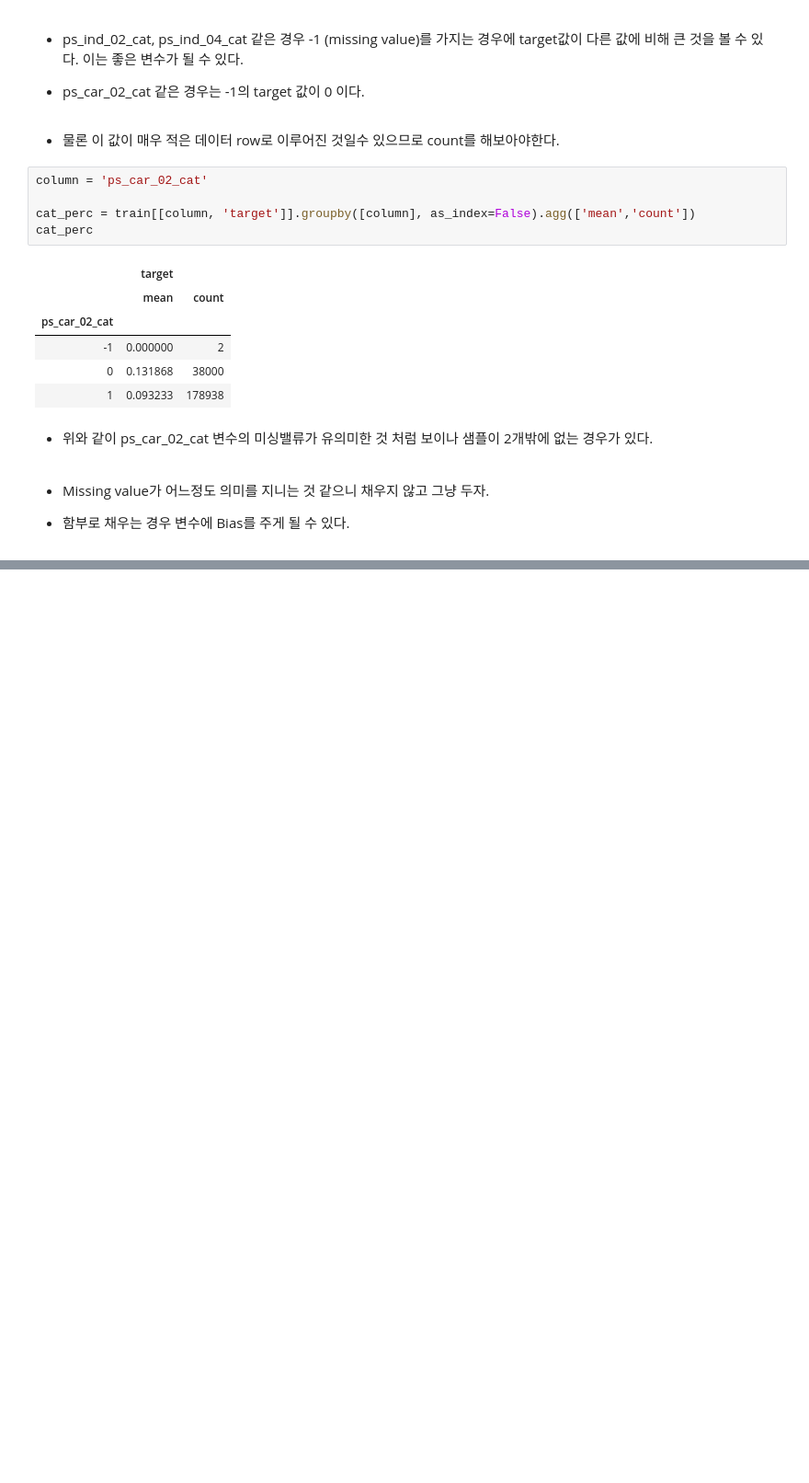
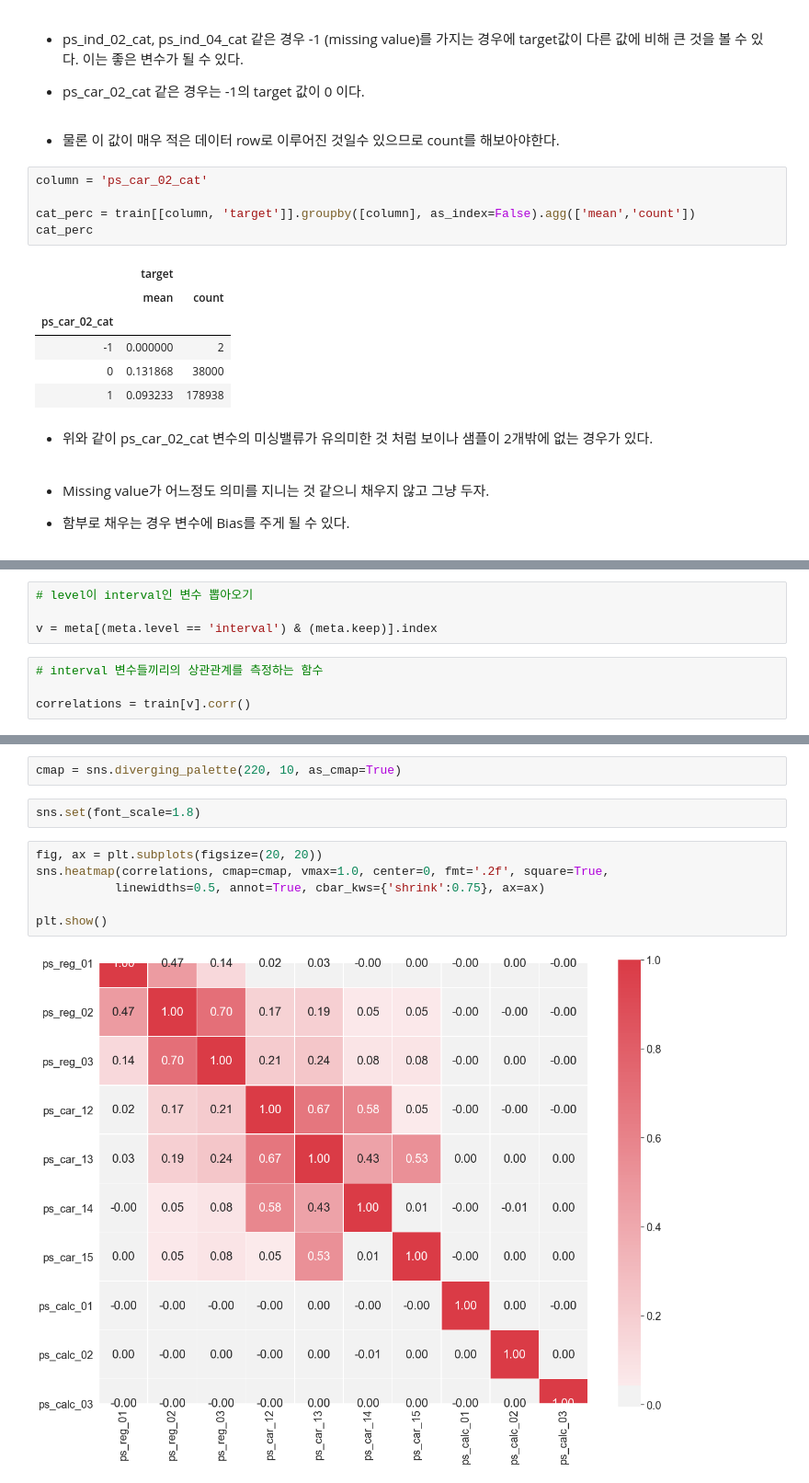
Before and after one commit to wooseok-shin/Kaggle, a Jupyter notebook: Porto/Porto.ipynb, the cells around one changed output, grey strips where cells are left out. Shown at 92% size. Drawn from its saved outputs; the diff is of its cells as text; blank space fills up the shorter version.

```diff
--- a/Porto/Porto.ipynb
+++ b/Porto/Porto.ipynb
@@ -1002,0 +1009,8 @@ cat_perc
+# %%
+# level이 interval인 변수 뽑아오기
+
+v = meta[(meta.level == 'interval') & (meta.keep)].index
+# %%
+# interval 변수들끼리의 상관관계를 측정하는 함수
+
+correlations = train[v].corr()
@@ -1002,0 +1031,12 @@ cat_perc
+# %%
+cmap = sns.diverging_palette(220, 10, as_cmap=True)
+# %%
+sns.set(font_scale=1.8)
+# %%
+fig, ax = plt.subplots(figsize=(20, 20))
+sns.heatmap(correlations, cmap=cmap, vmax=1.0, center=0, fmt='.2f', square=True,
+           linewidths=0.5, annot=True, cbar_kws={'shrink':0.75}, ax=ax)
+
+plt.show()
+# %% [output]
+[figure, added]
```
Also changed, not shown: parts of 20 cells of this notebook, 1 other file.
